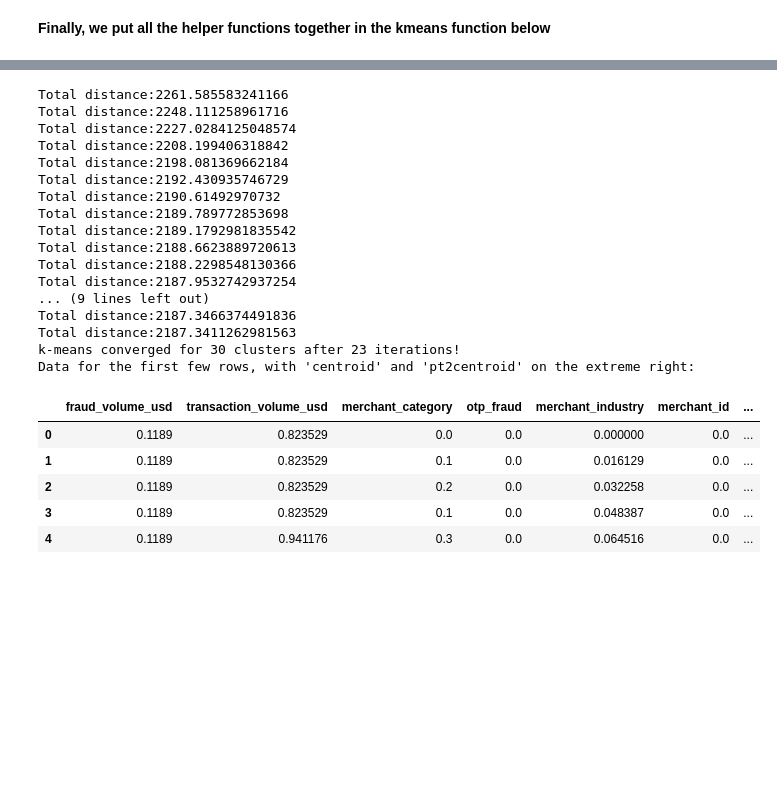
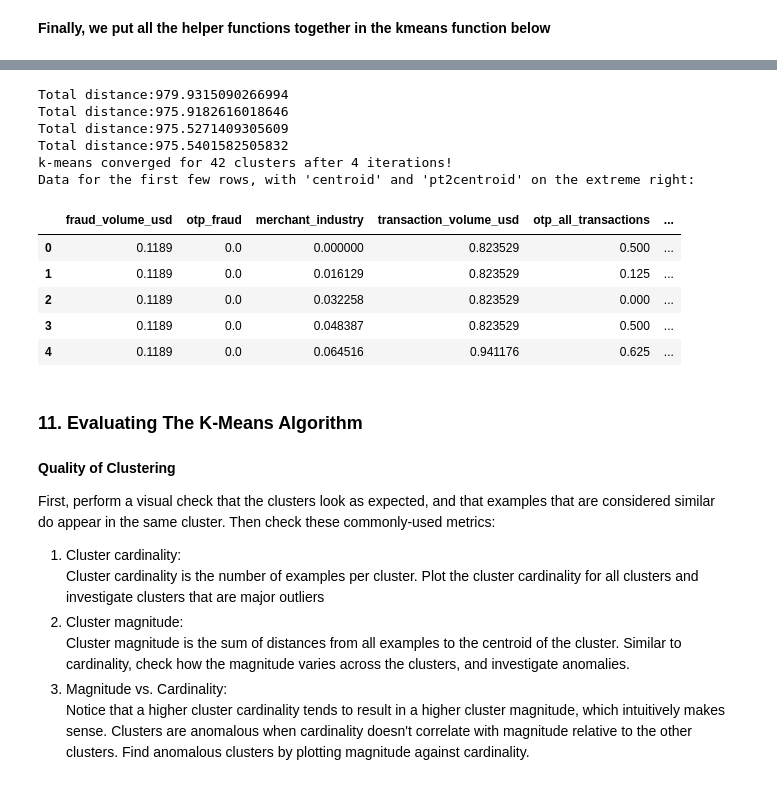
Before and after one commit to Lawrence-Krukrubo/fraud_analyst_assignment, a Jupyter notebook: fraud_analysis.ipynb, the cells around one changed output, grey strips where cells are left out. Drawn from its saved outputs; the diff is of its cells as text; code cells hidden in the pictures; blank space fills up the shorter version.

```diff
--- a/fraud_analysis.ipynb
+++ b/fraud_analysis.ipynb
@@ -1847,0 +1854,13 @@ def kmeans(df, k, feature_cols, verbose, max_iter=100):
+# %%
+initial_k = 100  # set k to something high
+
+feature_cols = copy_mi.columns.values  # save original columns
+
+# initialize every point to an impossible value, the k+1 cluster
+copy_mi['centroid'] = initial_k + 1
+
+# init the point to centroid distance to an impossible value "5" (>1)
+copy_mi['pt2centroid'] = 5
+
+# Let's see the new columns
+copy_mi.head()
@@ -1850,12 +1921,0 @@ def kmeans(df, k, feature_cols, verbose, max_iter=100):
-# %%
-k = 30
-feature_cols = copy_mi.columns.values  # save original columns
-
-# initialize every point to an impossible value, the k+1 cluster
-copy_mi['centroid'] = k+1
-
-# init the point to centroid distance to an impossible value "2" (>1)
-copy_mi['pt2centroid'] = 2
-
-# Let's see the new columns
-copy_mi.head()
@@ -1869,31 +1922,31 @@ copy_mi.head()
 # %%
 # Run the K-means query
+k = 42
 copy_mi, centroids = kmeans(copy_mi, k, feature_cols, verbose=1)
 
 print("Data for the first few rows, with 'centroid' and 'pt2centroid' on"
       ' the extreme right:')
 copy_mi.head()
 # %% [output]
-Total distance:2261.585583241166
-Total distance:2248.111258961716
-Total distance:2227.0284125048574
-Total distance:2208.199406318842
-Total distance:2198.081369662184
-Total distance:2192.430935746729
-Total distance:2190.61492970732
-Total distance:2189.789772853698
-Total distance:2189.1792981835542
-Total distance:2188.6623889720613
-Total distance:2188.2298548130366
-Total distance:2187.9532742937254
-... (9 lines left out)
-Total distance:2187.3466374491836
-Total distance:2187.3411262981563
-k-means converged for 30 clusters after 23 iterations!
+Total distance:979.9315090266994
+Total distance:975.9182616018646
+Total distance:975.5271409305609
+Total distance:975.5401582505832
+k-means converged for 42 clusters after 4 iterations!
 Data for the first few rows, with 'centroid' and 'pt2centroid' on the extreme right:
-|  | fraud_volume_usd | transaction_volume_usd | merchant_category | otp_fraud | merchant_industry | merchant_id | ... |
-| 0 | 0.1189 | 0.823529 | 0.0 | 0.0 | 0.000000 | 0.0 | ... |
-| 1 | 0.1189 | 0.823529 | 0.1 | 0.0 | 0.016129 | 0.0 | ... |
-| 2 | 0.1189 | 0.823529 | 0.2 | 0.0 | 0.032258 | 0.0 | ... |
-| 3 | 0.1189 | 0.823529 | 0.1 | 0.0 | 0.048387 | 0.0 | ... |
-| 4 | 0.1189 | 0.941176 | 0.3 | 0.0 | 0.064516 | 0.0 | ... |
+|  | fraud_volume_usd | otp_fraud | merchant_industry | transaction_volume_usd | otp_all_transactions | ... |
+| 0 | 0.1189 | 0.0 | 0.000000 | 0.823529 | 0.500 | ... |
+| 1 | 0.1189 | 0.0 | 0.016129 | 0.823529 | 0.125 | ... |
+| 2 | 0.1189 | 0.0 | 0.032258 | 0.823529 | 0.000 | ... |
+| 3 | 0.1189 | 0.0 | 0.048387 | 0.823529 | 0.500 | ... |
+| 4 | 0.1189 | 0.0 | 0.064516 | 0.941176 | 0.625 | ... |
+# %% [markdown]
+### 11. Evaluating The K-Means Algorithm
+# %% [markdown]
+**Quality of Clustering**
+
+First, perform a visual check that the clusters look as expected, and that examples that are considered similar do appear in the same cluster. Then check these commonly-used metrics:
+
+1. Cluster cardinality:<br>Cluster cardinality is the number of examples per cluster. Plot the cluster cardinality for all clusters and investigate clusters that are major outliers
+2. Cluster magnitude:<br>Cluster magnitude is the sum of distances from all examples to the centroid of the cluster. Similar to cardinality, check how the magnitude varies across the clusters, and investigate anomalies.
+3. Magnitude vs. Cardinality:<br>Notice that a higher cluster cardinality tends to result in a higher cluster magnitude, which intuitively makes sense. Clusters are anomalous when cardinality doesn't correlate with magnitude relative to the other clusters. Find anomalous clusters by plotting magnitude against cardinality.
```
Also changed, not shown: parts of 55 cells of this notebook.
